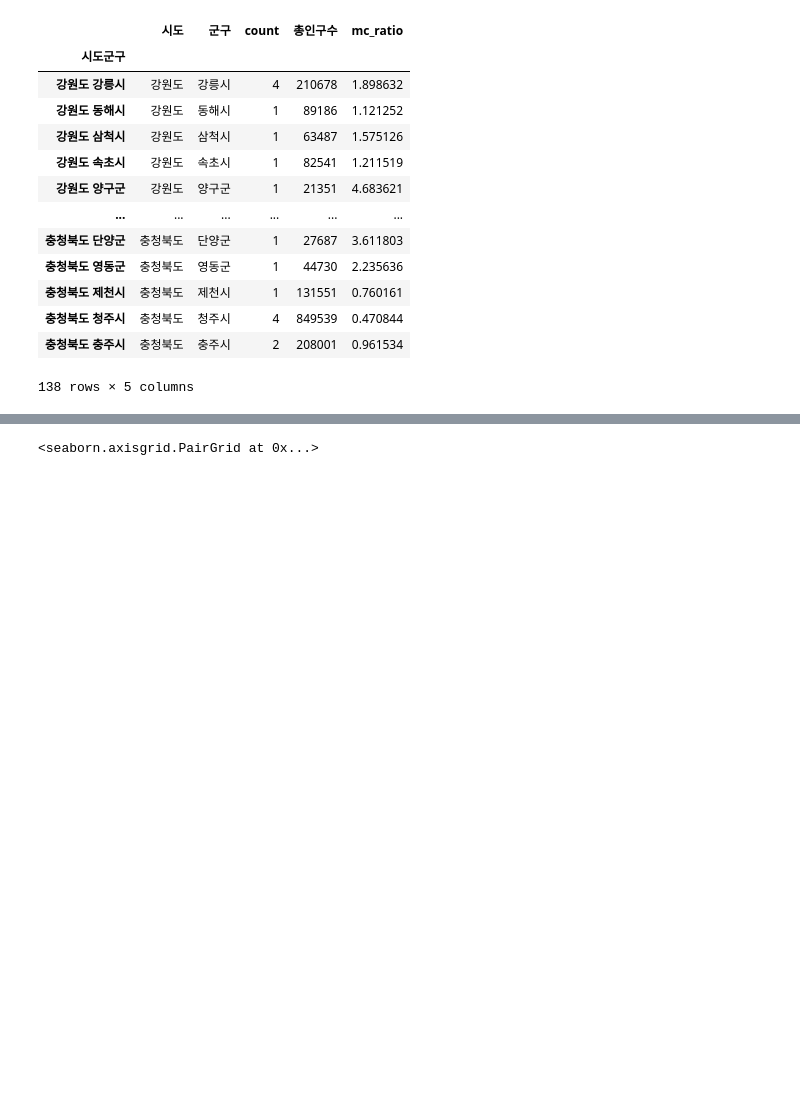
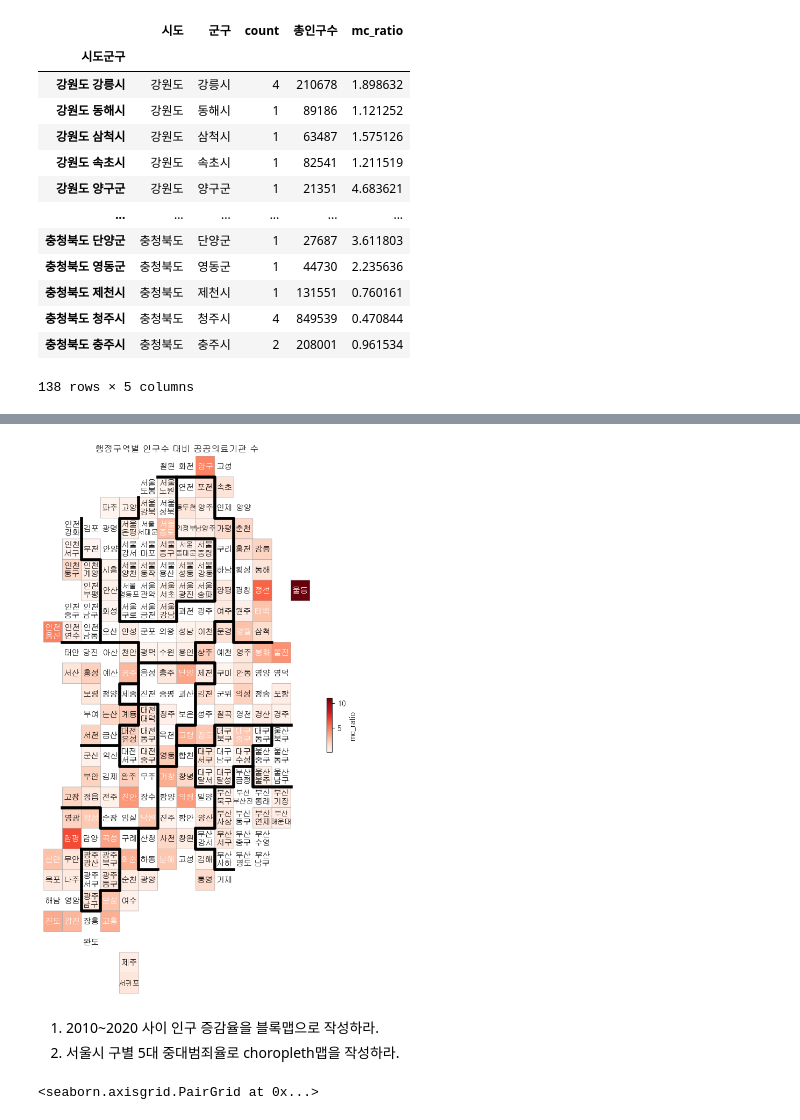
Before and after one commit to maxi0428/python_test, a Jupyter notebook: 0420/folium02.ipynb, the cells around one changed output, grey strips where cells are left out. Saved outputs shown, nothing was run; the diff lists cells and outputs as text; code cells hidden in the pictures; blank space fills up the shorter version.

```diff
--- a/0420/folium02.ipynb
+++ b/0420/folium02.ipynb
@@ -416,3 +589,10 @@ addr_data_merge2
+# %%
+draw_block_map(merge_data,'mc_ratio','행정구역별 인구수 대비 공공의료기관 수','Reds')
+# %% [output]
+[figure, added]
+# %% [markdown]
+1. 2010~2020 사이 인구 증감율을 블록맵으로 작성하라.
+2. 서울시 구별 5대 중대범죄율로 choropleth맵을 작성하라.
 # %%
 import numpy as np
 import pandas as pd
```
Also changed, not shown: parts of 10 cells of this notebook, 8 other files.
